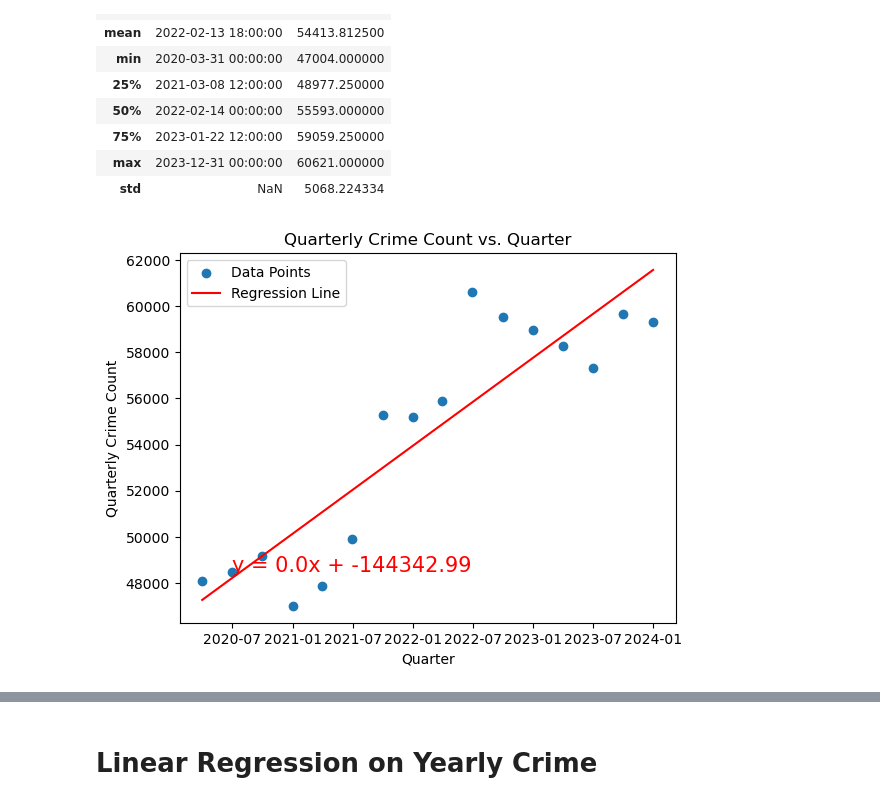
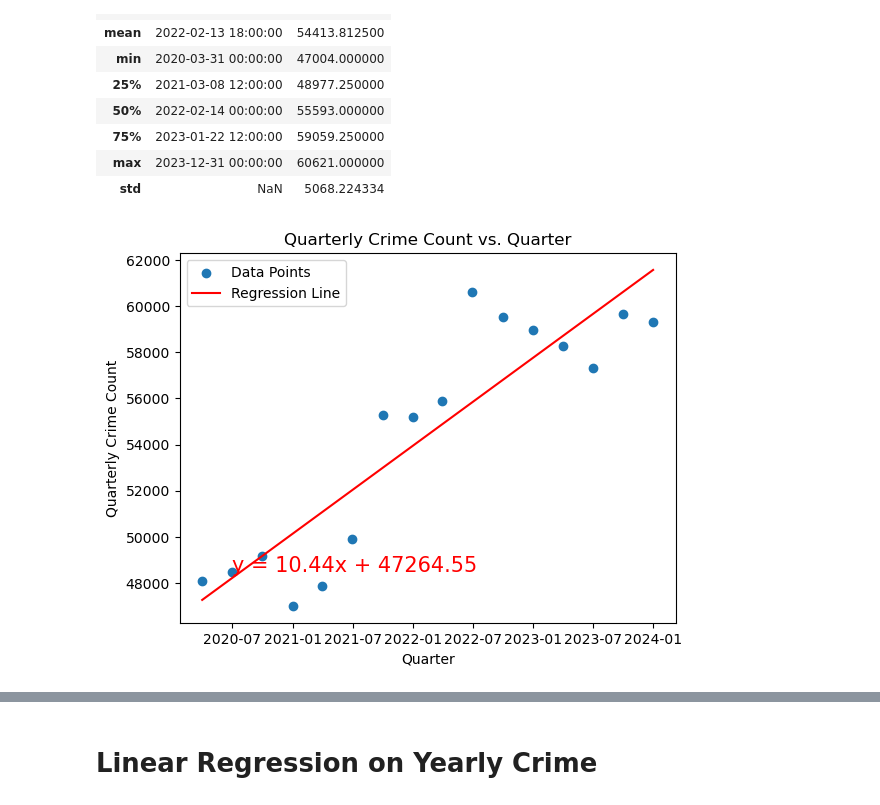
Before and after one commit to andrewplane/project_four, a Jupyter notebook: regression.ipynb, the cells around one changed output, grey strips where cells are left out. Cells and saved outputs as stored; diff of their text form; code cells hidden in the pictures.

```diff
--- a/regression.ipynb
+++ b/regression.ipynb
@@ -324,21 +331,23 @@ quarterly_counts_df.describe()
 # %%
 # Plot out time vs crimes
 x_values = quarterly_counts_df['Quarter'].map(pd.Timestamp.timestamp)
 y_values = quarterly_counts_df['Count']
 
+quarterly_counts_df['date_numeric'] = (quarterly_counts_df['Quarter'] - quarterly_counts_df['Quarter'].min()).dt.days
+x_values = quarterly_counts_df['date_numeric']
 # Add the linear regression equation and line to plot
 (slope, intercept, rvalue, pvalue, stderr) = linregress(x_values, y_values)
 regress_values = x_values * slope + intercept
 line_eq = "y = " + str(round(slope,2)) + "x + " + str(round(intercept,2))
 
 plt.scatter(quarterly_counts_df['Quarter'], y_values, label='Data Points')
 plt.plot(quarterly_counts_df['Quarter'], regress_values, "r-", label='Regression Line')
 plt.annotate(line_eq, (quarterly_counts_df['Quarter'].iloc[1], y_values.iloc[1]), fontsize=15, color="red")
 plt.xlabel('Quarter')
 plt.ylabel('Quarterly Crime Count')
 plt.title('Quarterly Crime Count vs. Quarter')
 plt.legend()
 plt.show()
 print(f"The r-squared is: {rvalue**2}")
 # %% [output]
-[figure, old version]
+[figure, new version]
```
Also changed, not shown: parts of 7 cells of this notebook.
